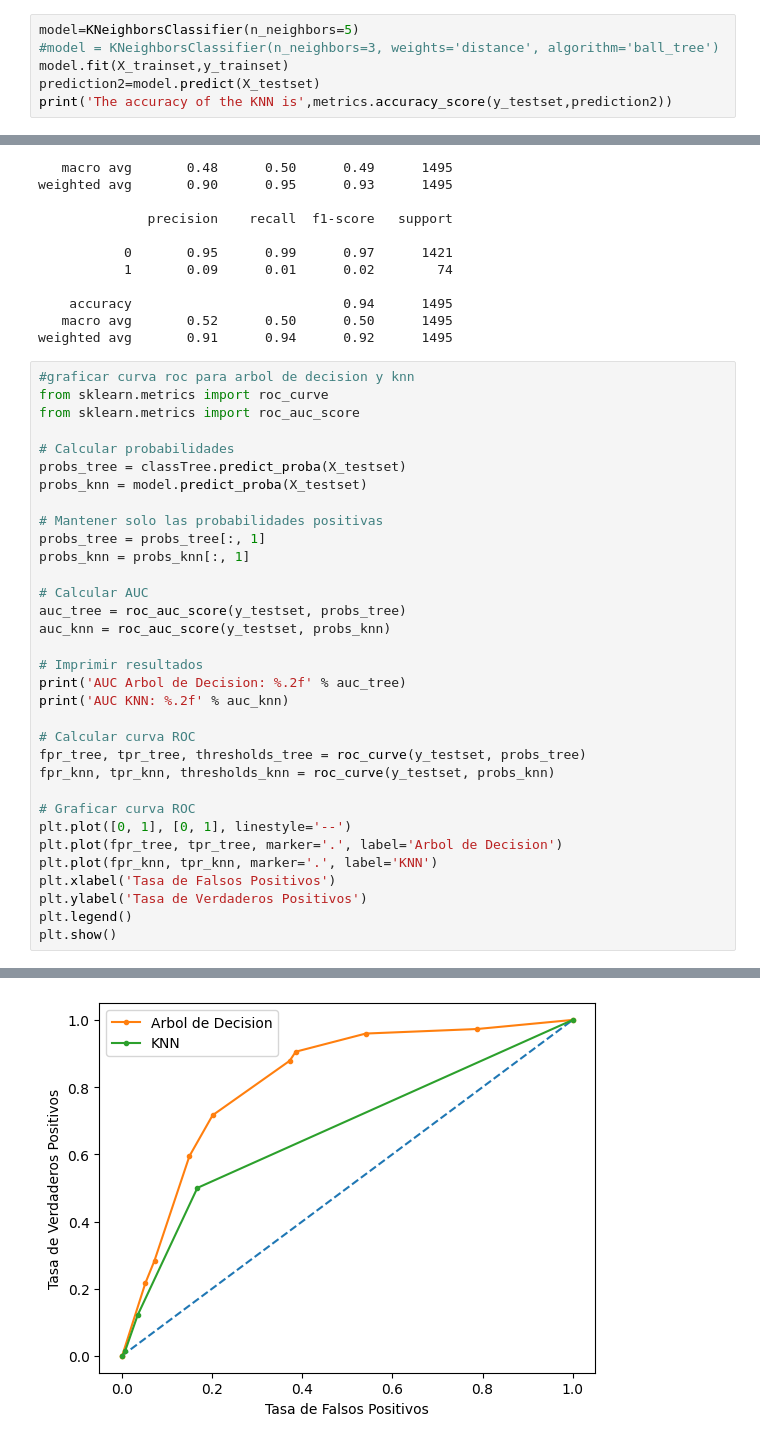
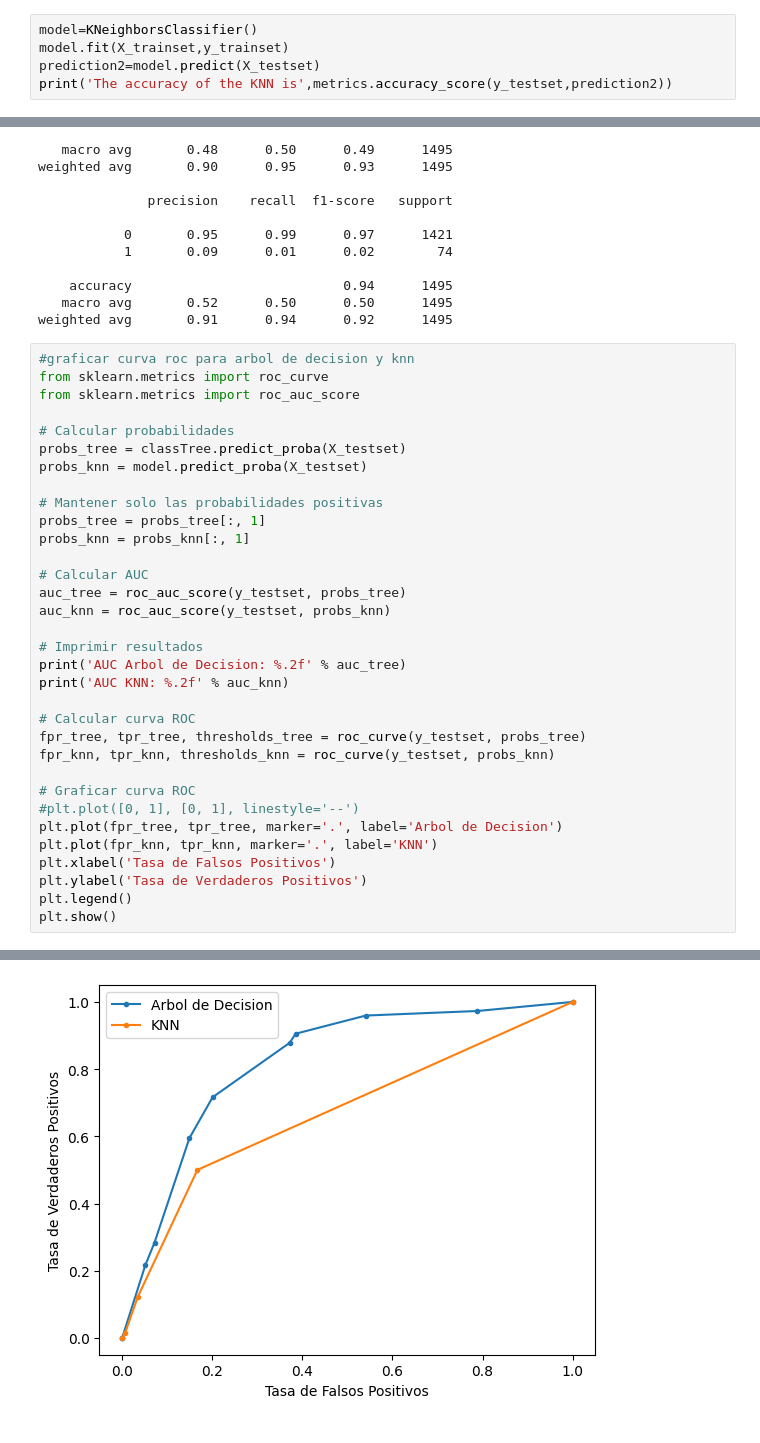
Before and after one commit to PeiroAdrian/brain_stroke, a Jupyter notebook: brainstroke.ipynb, the cells around one changed output, grey strips where cells are left out. Drawn from its saved outputs; the diff is of its cells as text.

```diff
--- a/brainstroke.ipynb
+++ b/brainstroke.ipynb
@@ -235,8 +247,7 @@ plt.show()
 # %% [output]
 [figure]
 # %%
-model=KNeighborsClassifier(n_neighbors=5)
-#model = KNeighborsClassifier(n_neighbors=3, weights='distance', algorithm='ball_tree')
+model=KNeighborsClassifier()
 model.fit(X_trainset,y_trainset)
 prediction2=model.predict(X_testset)
 print('The accuracy of the KNN is',metrics.accuracy_score(y_testset,prediction2))
@@ -313,32 +322,32 @@ from sklearn.metrics import roc_auc_score
 # Calcular probabilidades
 probs_tree = classTree.predict_proba(X_testset)
 probs_knn = model.predict_proba(X_testset)
 
 # Mantener solo las probabilidades positivas
 probs_tree = probs_tree[:, 1]
 probs_knn = probs_knn[:, 1]
 
 # Calcular AUC
 auc_tree = roc_auc_score(y_testset, probs_tree)
 auc_knn = roc_auc_score(y_testset, probs_knn)
 
 # Imprimir resultados
 print('AUC Arbol de Decision: %.2f' % auc_tree)
 print('AUC KNN: %.2f' % auc_knn)
 
 # Calcular curva ROC
 fpr_tree, tpr_tree, thresholds_tree = roc_curve(y_testset, probs_tree)
 fpr_knn, tpr_knn, thresholds_knn = roc_curve(y_testset, probs_knn)
 
 # Graficar curva ROC
-plt.plot([0, 1], [0, 1], linestyle='--')
+#plt.plot([0, 1], [0, 1], linestyle='--')
 plt.plot(fpr_tree, tpr_tree, marker='.', label='Arbol de Decision')
 plt.plot(fpr_knn, tpr_knn, marker='.', label='KNN')
 plt.xlabel('Tasa de Falsos Positivos')
 plt.ylabel('Tasa de Verdaderos Positivos')
 plt.legend()
 plt.show()
 # %% [output]
 AUC Arbol de Decision: 0.82
 AUC KNN: 0.67
-[figure, old version]
+[figure, new version]
```
Also changed, not shown: parts of 7 cells of this notebook, 1 other file.
